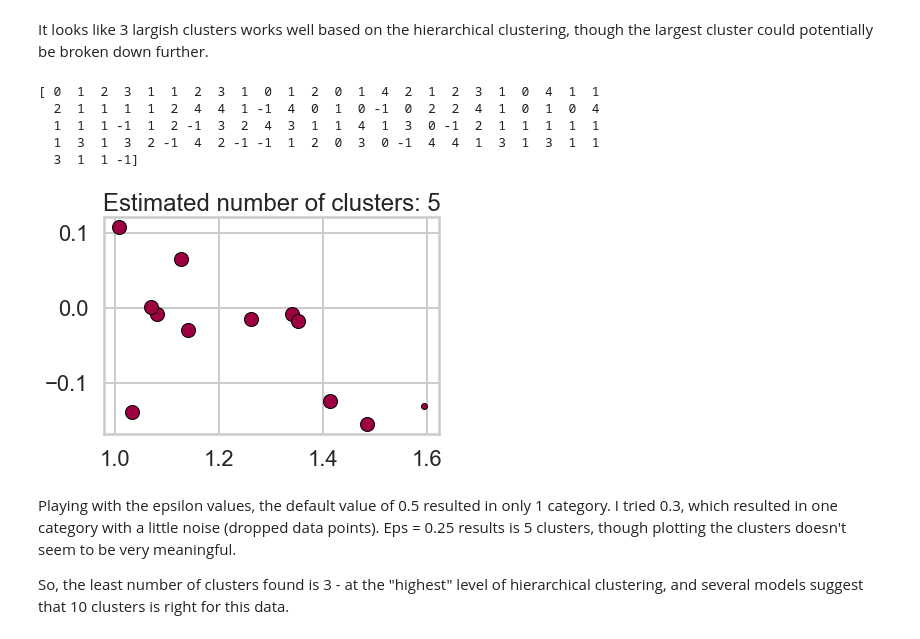
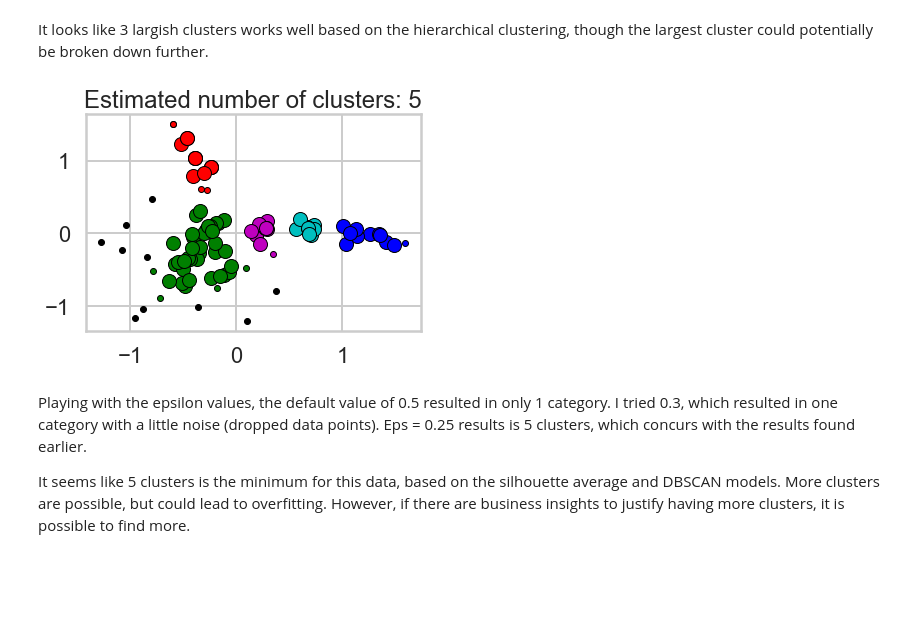
Before and after one commit to kregier/Springboard, a Jupyter notebook: Unit15-ClusteringCaseStudy-Regier.ipynb, the cells around one changed output. Saved outputs shown, nothing was run; the diff lists cells and outputs as text; code cells hidden in the pictures; blank space fills up the shorter version.

Commit message:
Updated ClusteringCaseStudy

```diff
--- a/Unit15-ClusteringCaseStudy-Regier.ipynb
+++ b/Unit15-ClusteringCaseStudy-Regier.ipynb
@@ -45,7 +45,7 @@ sns.set_context("poster")
 ### 1a. Load the data
 The dataset contains information on marketing newsletters/e-mail campaigns (e-mail offers sent to customers) and transaction level data from customers. The transactional data shows which offer customers responded to, and what the customer ended up buying. The data is presented as an Excel workbook containing two worksheets. Each worksheet contains a different dataset.
 # %%
-df_offers = pd.read_excel("./WineKMC.xlsx", sheet_name=0)
+df_offers = pd.read_excel("ClusteringCaseStudy/WineKMC.xlsx", sheet_name=0)
 # %% [markdown]
 ### 1b. Explore the data
 # %%
@@ -61,7 +61,7 @@ df_offers.head()
 # %% [markdown]
 We see that the first dataset contains information about each offer such as the month it is in effect and several attributes about the wine that the offer refers to: the variety, minimum quantity, discount, country of origin and whether or not it is past peak. The second dataset in the second worksheet contains transactional data -- which offer each customer responded to.
 # %%
-df_transactions = pd.read_excel("./WineKMC.xlsx", sheet_name=1)
+df_transactions = pd.read_excel("ClusteringCaseStudy/WineKMC.xlsx", sheet_name=1)
 df_transactions.columns = ["customer_name", "offer_id"]
 df_transactions['n'] = 1
 df_transactions.head()
@@ -605,43 +708,41 @@ It looks like 3 largish clusters works well based on the hierarchical clustering
 #DBSCAN model
 from sklearn.cluster import DBSCAN
 modeldb = DBSCAN(eps=0.25).fit(X)
 core_samples_mask = np.zeros_like(modeldb.labels_, dtype=bool)
 core_samples_mask[modeldb.core_sample_indices_] = True
 labels = modeldb.labels_
-print(modeldb.labels_)
+#print(modeldb.labels_)
 
 # Number of clusters in labels, ignoring noise if present.
 n_clusters_ = len(set(labels)) - (1 if -1 in labels else 0)
 n_noise_ = list(labels).count(-1)
 
 # Black removed and is used for noise instead.
 unique_labels = set(labels)
+#print(unique_labels)
 
+colors = 'bgrcmy'
 for k, col in zip(unique_labels, colors):
     if k == -1:
         # Black used for noise.
         col = [0, 0, 0, 1]
+#    print(k, ",", col)
 
     class_member_mask = (labels == k)
 
     xy = X[class_member_mask & core_samples_mask]
-    plt.plot(xy.iloc[:, 0], xy.iloc[:, 1], 'o', markerfacecolor=tuple(col),
+    plt.plot(xy.iloc[:, 0], xy.iloc[:, 1], 'o', markerfacecolor=col,
              markeredgecolor='k', markersize=14)
 
     xy = X[class_member_mask & ~core_samples_mask]
-    plt.plot(xy.iloc[:, 0], xy.iloc[:, 1], 'o', markerfacecolor=tuple(col),
+    plt.plot(xy.iloc[:, 0], xy.iloc[:, 1], 'o', markerfacecolor=col,
              markeredgecolor='k', markersize=6)
 
 plt.title('Estimated number of clusters: %d' % n_clusters_)
 plt.show()
 # %% [output]
-[ 0  1  2  3  1  1  2  3  1  0  1  2  0  1  4  2  1  2  3  1  0  4  1  1
-  2  1  1  1  1  2  4  4  1 -1  4  0  1  0 -1  0  2  2  4  1  0  1  0  4
-  1  1  1 -1  1  2 -1  3  2  4  3  1  1  4  1  3  0 -1  2  1  1  1  1  1
-  1  3  1  3  2 -1  4  2 -1 -1  1  2  0  3  0 -1  4  4  1  3  1  3  1  1
-  3  1  1 -1]
-[figure, old version]
+[figure, new version]
 # %% [markdown]
-Playing with the epsilon values, the default value of 0.5 resulted in only 1 category. I tried 0.3, which resulted in one category with a little noise (dropped data points). Eps = 0.25 results is 5 clusters, though plotting the clusters doesn't seem to be very meaningful.
+Playing with the epsilon values, the default value of 0.5 resulted in only 1 category. I tried 0.3, which resulted in one category with a little noise (dropped data points). Eps = 0.25 results is 5 clusters, which concurs with the results found earlier.
 
-So, the least number of clusters found is 3 - at the "highest" level of hierarchical clustering, and several models suggest that 10 clusters is right for this data.
+It seems like 5 clusters is the minimum for this data, based on the silhouette average and DBSCAN models. More clusters are possible, but could lead to overfitting. However, if there are business insights to justify having more clusters, it is possible to find more.
```
Also changed, not shown: parts of 25 cells of this notebook.
